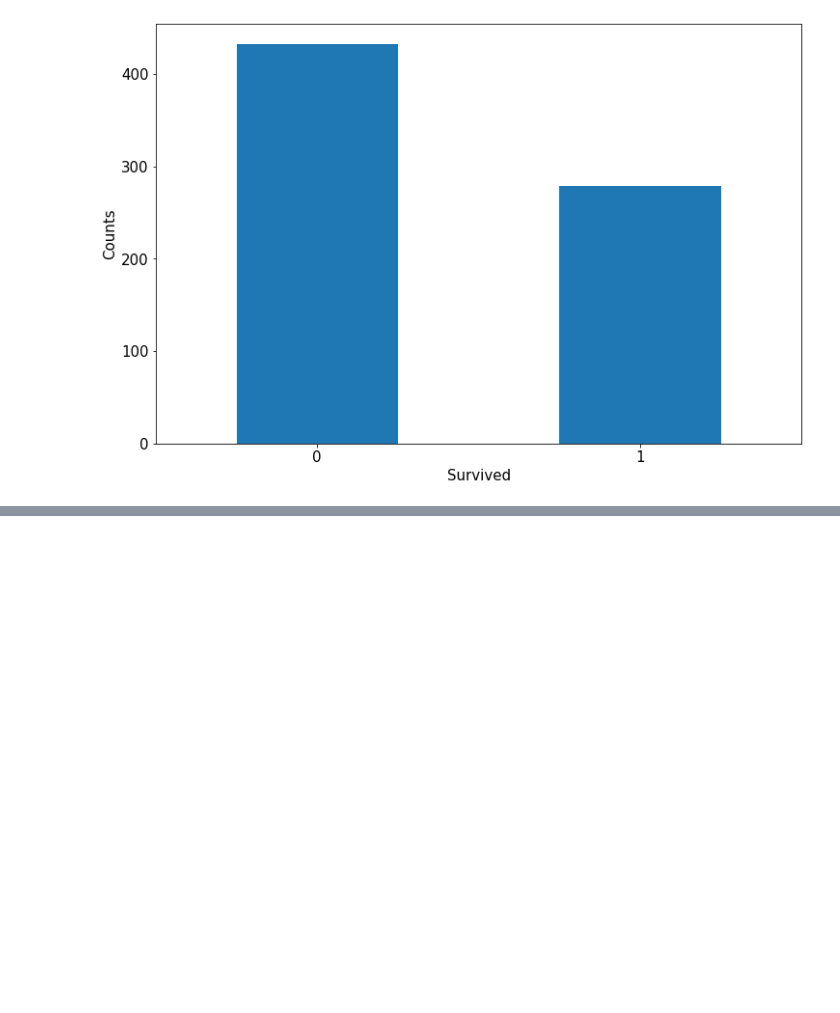
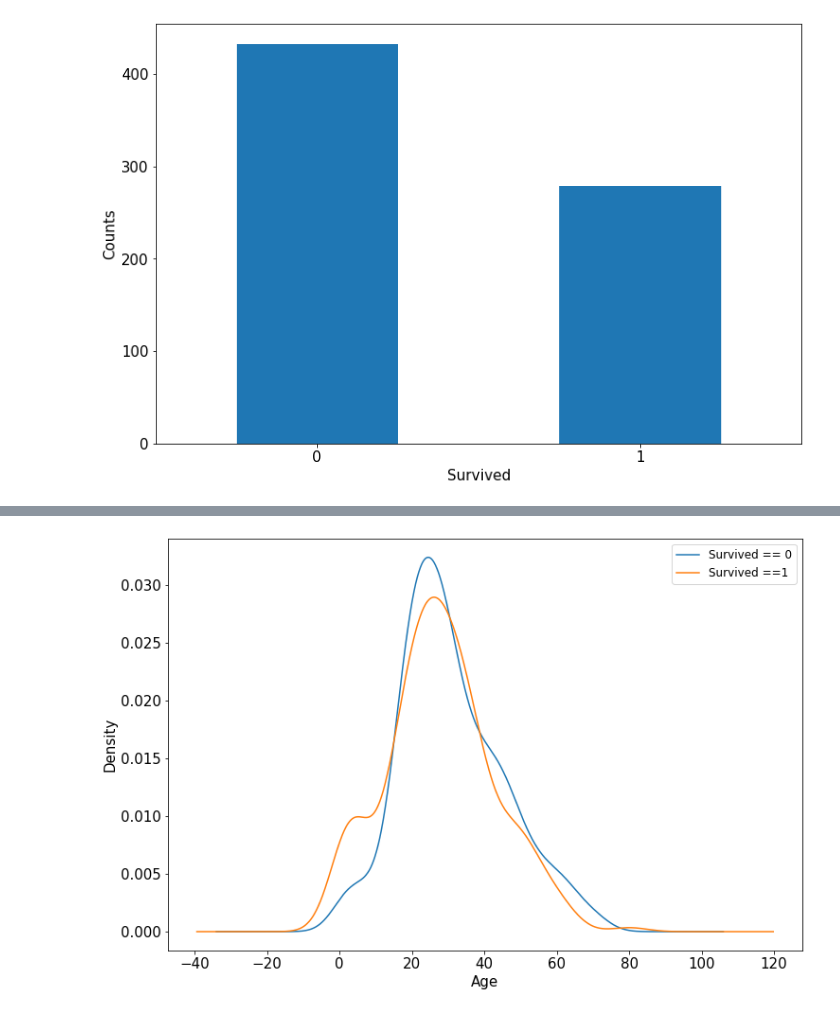
Before and after one commit to rohandawar/deeplearning_titanic, a Jupyter notebook: Learning_Tensorflow_1.ipynb, the cells around one changed output, grey strips where cells are left out. Saved outputs shown, nothing was run; the diff lists cells and outputs as text; code cells hidden in the pictures; blank space fills up the shorter version.

```diff
--- a/Learning_Tensorflow_1.ipynb
+++ b/Learning_Tensorflow_1.ipynb
@@ -58,0 +71,14 @@ plt.show()
+# %%
+#Co-relation between age & survival (find out why the age is negative)
+ax = dftrain_raw.query('Survived == 0')['Age'].plot(kind = 'density',
+                                                    figsize = (12,8),
+                                                    fontsize = 15)
+dftrain_raw.query('Survived == 1')['Age'].plot(kind = 'density',
+                                               figsize = (12,8),
+                                               fontsize = 15)
+ax.legend(['Survived == 0', 'Survived ==1'], fontsize = 12)
+ax.set_ylabel('Density', fontsize = 15)
+ax.set_xlabel('Age', fontsize = 15)
+plt.show()
+# %% [output]
+[figure, added]
```
Also changed, not shown: parts of 2 cells of this notebook.
